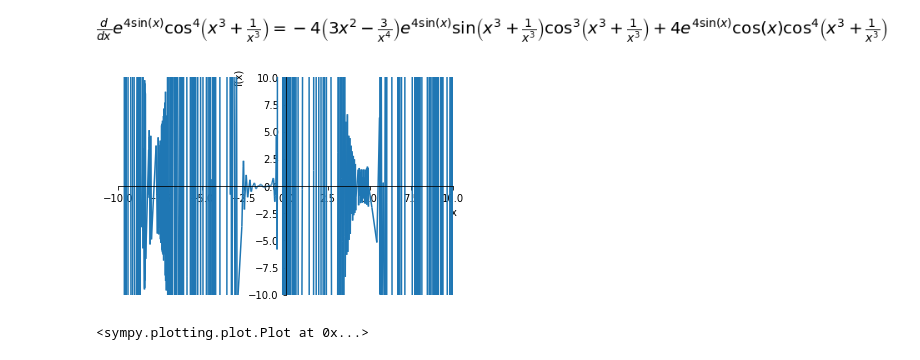
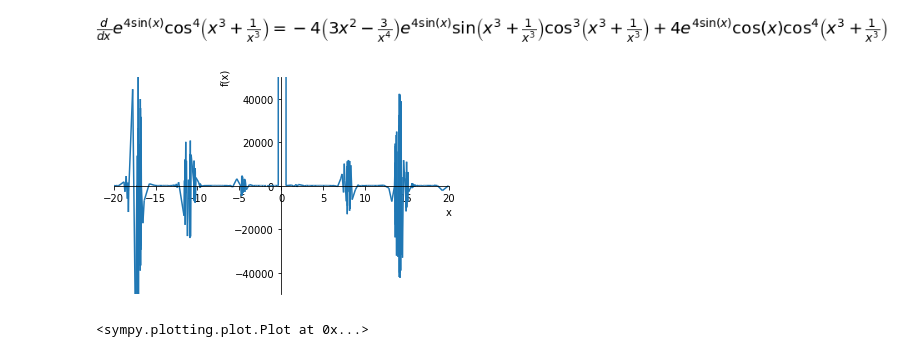
Before and after one commit to xdanger/notebooks, a Jupyter notebook: Mathematics/Essence of Caculus.ipynb, the cells around one changed output. Saved outputs shown, nothing was run; the diff lists cells and outputs as text; code cells hidden in the pictures.

```diff
--- a/Mathematics/Essence of Caculus.ipynb
+++ b/Mathematics/Essence of Caculus.ipynb
@@ -201,7 +201,7 @@ relational.Eq(expr7, expr7.doit())
 [figure]
 # %%
 mp.dps = 100
-plot(expr7.doit(), (x, -10, 10), ylim=(-10, 10))
+plot(expr7.doit(), (x, -20, 20), ylim=(-50000, 50000))
 # %% [output]
-[figure, old version]
+[figure, new version]
 <sympy.plotting.plot.Plot at 0x...>
```
Also changed, not shown: parts of 1 cell of this notebook.
